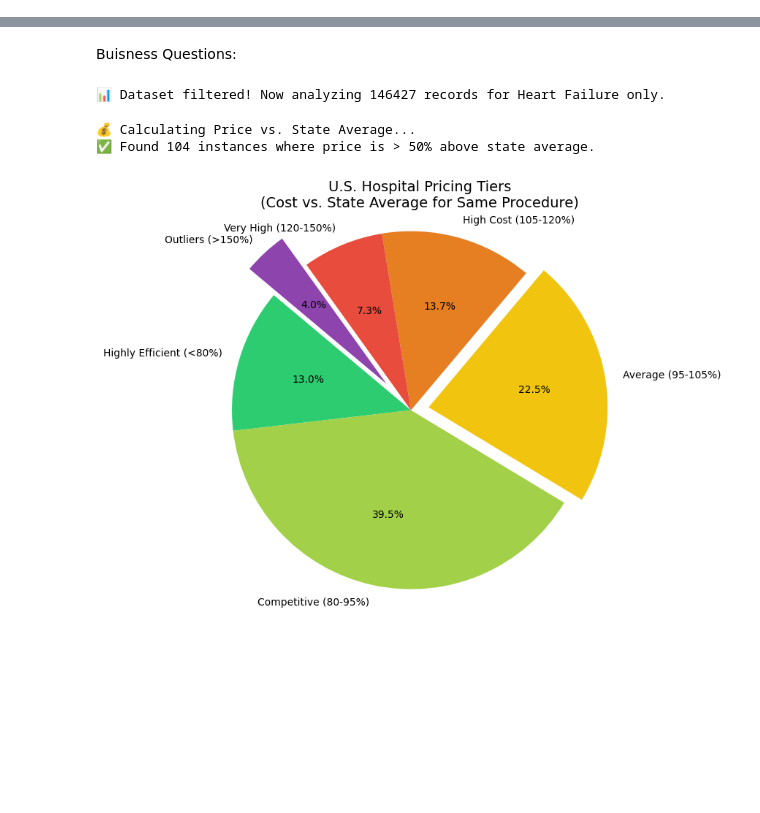
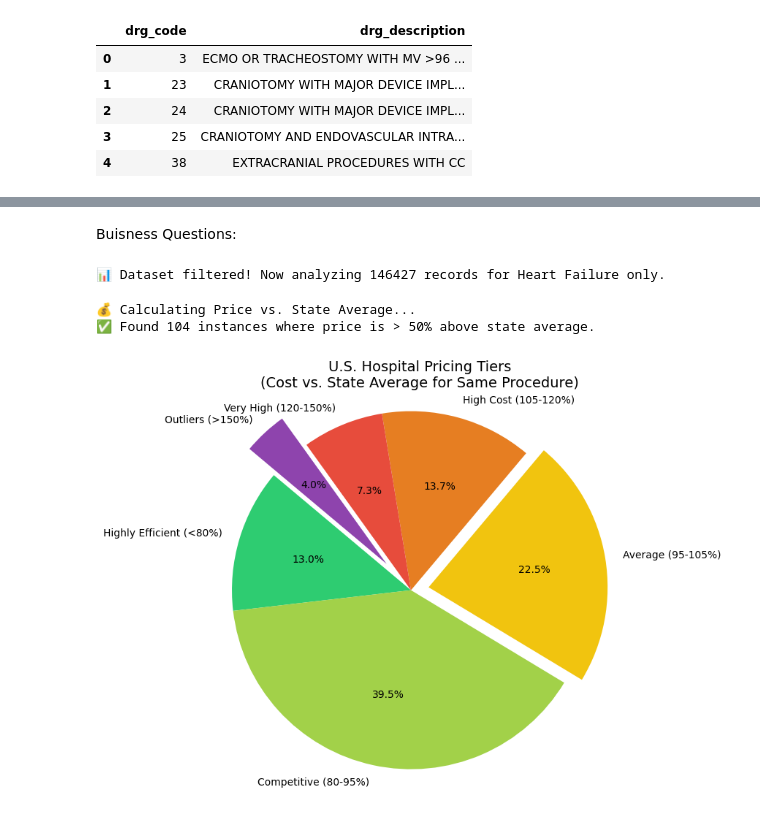
Before and after one commit to SupriyaGiri14/SQL-Miniproject, a Jupyter notebook: Notebook/data_preprocessing.ipynb, the cells around one changed output, grey strips where cells are left out. Drawn from its saved outputs; the diff is of its cells as text; code cells hidden in the pictures; blank space fills up the shorter version.

```diff
--- a/Notebook/data_preprocessing.ipynb
+++ b/Notebook/data_preprocessing.ipynb
@@ -54,0 +193,9 @@ print("🚀 Done! All 4 files are ready in your folder.")
+# %%
+ref_drg.head()
+# %% [output]
+|  | drg_code | drg_description |
+| 0 | 3 | ECMO OR TRACHEOSTOMY WITH MV >96 ... |
+| 1 | 23 | CRANIOTOMY WITH MAJOR DEVICE IMPL... |
+| 2 | 24 | CRANIOTOMY WITH MAJOR DEVICE IMPL... |
+| 3 | 25 | CRANIOTOMY AND ENDOVASCULAR INTRA... |
+| 4 | 38 | EXTRACRANIAL PROCEDURES WITH CC |
```
Also changed, not shown: parts of 16 cells of this notebook, 4 other files.
